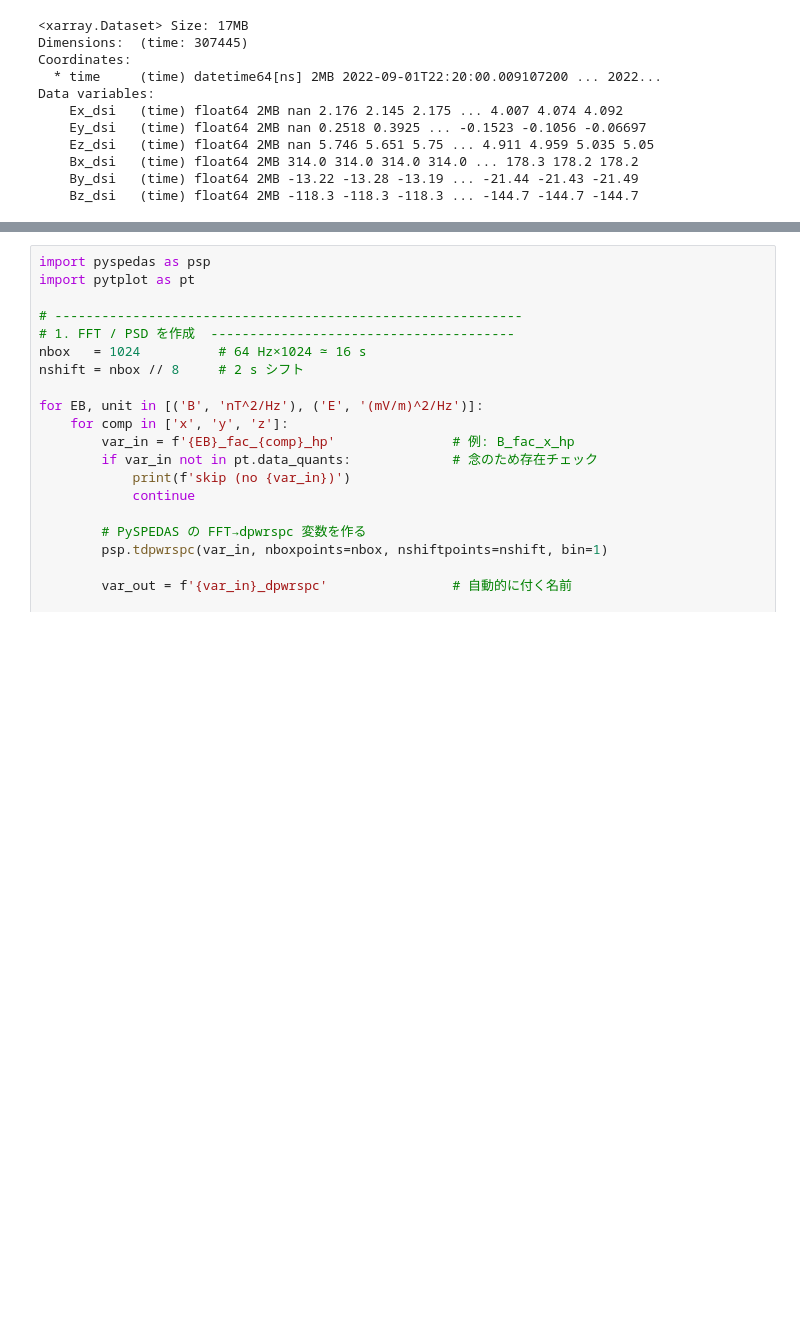
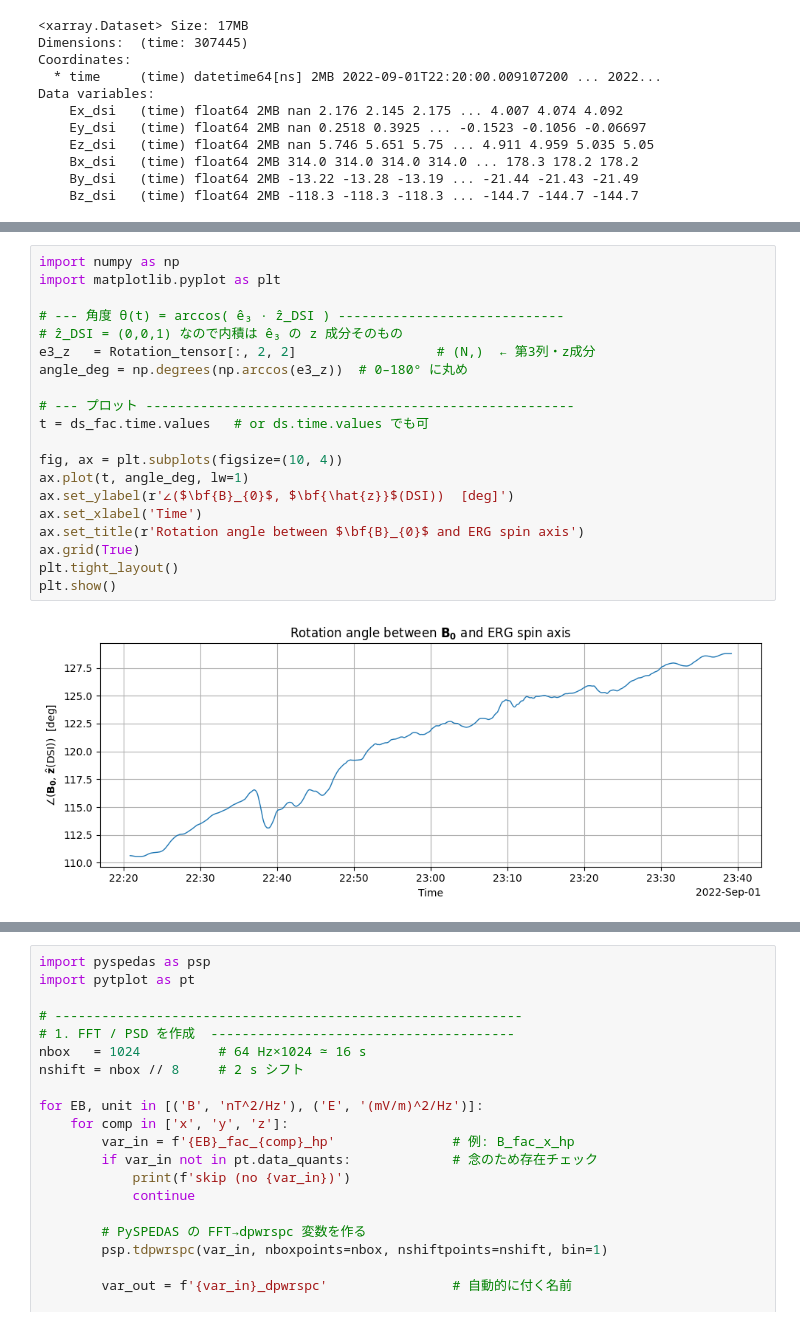
Before and after one commit to santanka/observation_workspace, a Jupyter notebook: KAW_observation/ERG_BE_dispersion_relation.ipynb, the cells around one changed output, grey strips where cells are left out. Cells and saved outputs as stored; diff of their text form; blank space fills up the shorter version.

```diff
--- a/KAW_observation/ERG_BE_dispersion_relation.ipynb
+++ b/KAW_observation/ERG_BE_dispersion_relation.ipynb
@@ -228,3 +252,25 @@ Data variables:
+# %%
+import numpy as np
+import matplotlib.pyplot as plt
+
+# --- 角度 θ(t) = arccos( ê₃ · ẑ_DSI ) -----------------------------
+# ẑ_DSI = (0,0,1) なので内積は ê₃ の z 成分そのもの
+e3_z   = Rotation_tensor[:, 2, 2]                  # (N,)  ← 第3列・z成分
+angle_deg = np.degrees(np.arccos(e3_z))  # 0–180° に丸め
+
+# --- プロット -------------------------------------------------------
+t = ds_fac.time.values   # or ds.time.values でも可
+
+fig, ax = plt.subplots(figsize=(10, 4))
+ax.plot(t, angle_deg, lw=1)
+ax.set_ylabel(r'∠($\bf{B}_{0}$, $\bf{\hat{z}}$(DSI))  [deg]')
+ax.set_xlabel('Time')
+ax.set_title(r'Rotation angle between $\bf{B}_{0}$ and ERG spin axis')
+ax.grid(True)
+plt.tight_layout()
+plt.show()
+# %% [output]
+[figure, added]
 # %%
 import pytplot as pt
 import numpy as np
```
Also changed, not shown: parts of 10 cells of this notebook, 5 other files.
